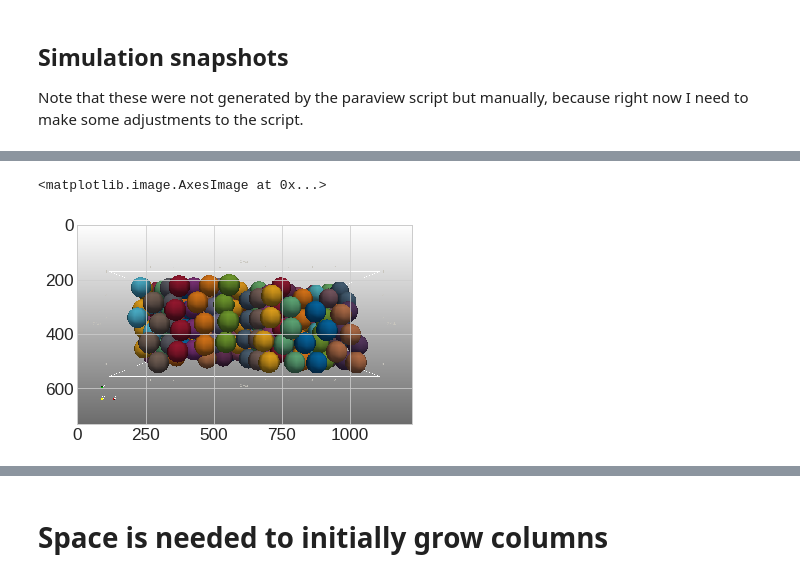
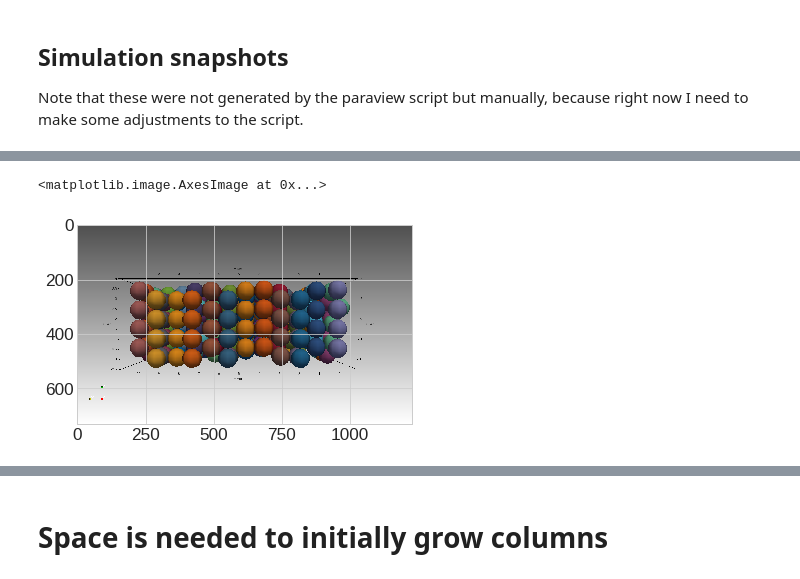
Before and after one commit to somathias/CartilageCBM, a Jupyter notebook: exp-mesenchymal_condensation_draft.ipynb, the cells around one changed output, grey strips where cells are left out. Saved outputs shown, nothing was run; the diff lists cells and outputs as text; code cells hidden in the pictures.

```diff
--- a/exp-mesenchymal_condensation_draft.ipynb
+++ b/exp-mesenchymal_condensation_draft.ipynb
@@ -145,6 +175,6 @@ Note that these were not generated by the paraview script but manually, because
 # %%
-image = mpimg.imread("/home/kubuntu1804/Documents/sf_simulation_results/exp-draft/mesenchymal_condensation/20200429-144756/2/cut_through_condensation_along_y_axis.png")
+image = mpimg.imread("/home/kubuntu1804/Documents/sf_simulation_results/exp-draft/mesenchymal_condensation/continue/20200505-141629/0/plus_x.png")
 plt.imshow(image)
 # %% [output]
 <matplotlib.image.AxesImage at 0x...>
-[figure, old version]
+[figure, new version]
```
Also changed, not shown: parts of 24 cells of this notebook.
